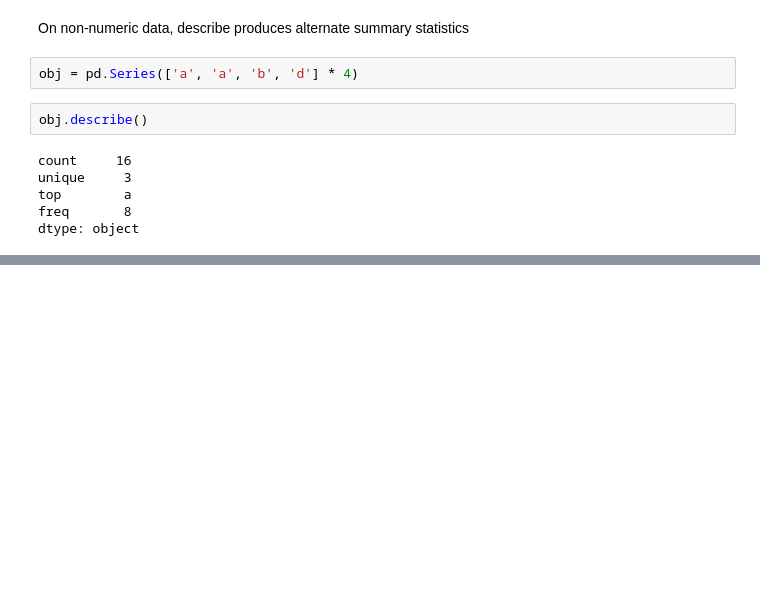
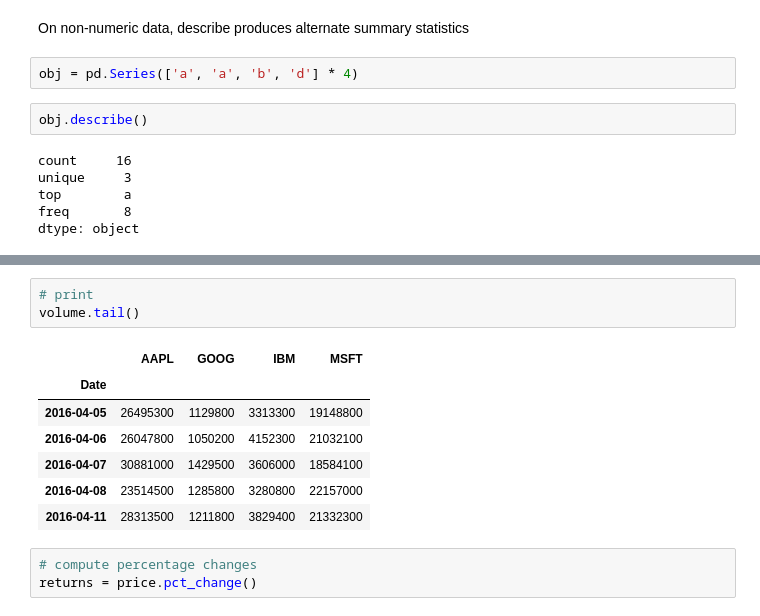
Before and after one commit to rerwin21/python_for_data_analysis, a Jupyter notebook: Chap_5.ipynb, the cells around one changed output, grey strips where cells are left out. Cells and saved outputs as stored; diff of their text form; blank space fills up the shorter version.

```diff
--- a/Chap_5.ipynb
+++ b/Chap_5.ipynb
@@ -1574,0 +1605,14 @@ dtype: object
+# %%
+# print
+volume.tail()
+# %% [output]
+|  | AAPL | GOOG | IBM | MSFT |
+| Date |  |  |  |  |
+| 2016-04-05 | 26495300 | 1129800 | 3313300 | 19148800 |
+| 2016-04-06 | 26047800 | 1050200 | 4152300 | 21032100 |
+| 2016-04-07 | 30881000 | 1429500 | 3606000 | 18584100 |
+| 2016-04-08 | 23514500 | 1285800 | 3280800 | 22157000 |
+| 2016-04-11 | 28313500 | 1211800 | 3829400 | 21332300 |
+# %%
+# compute percentage changes
+returns = price.pct_change()
```
Also changed, not shown: parts of 6 cells of this notebook.
